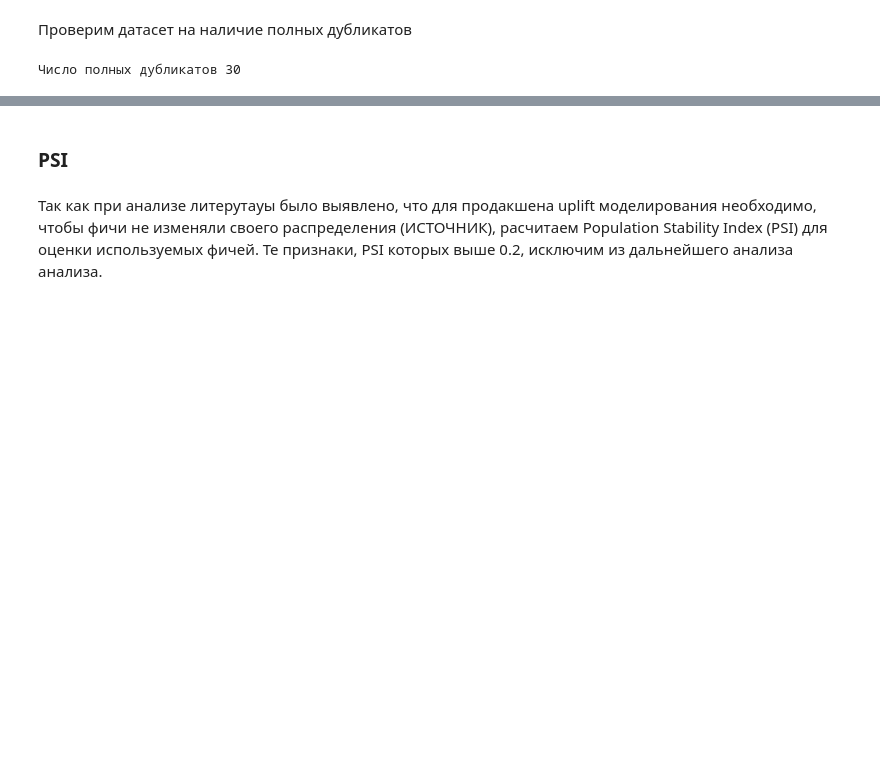
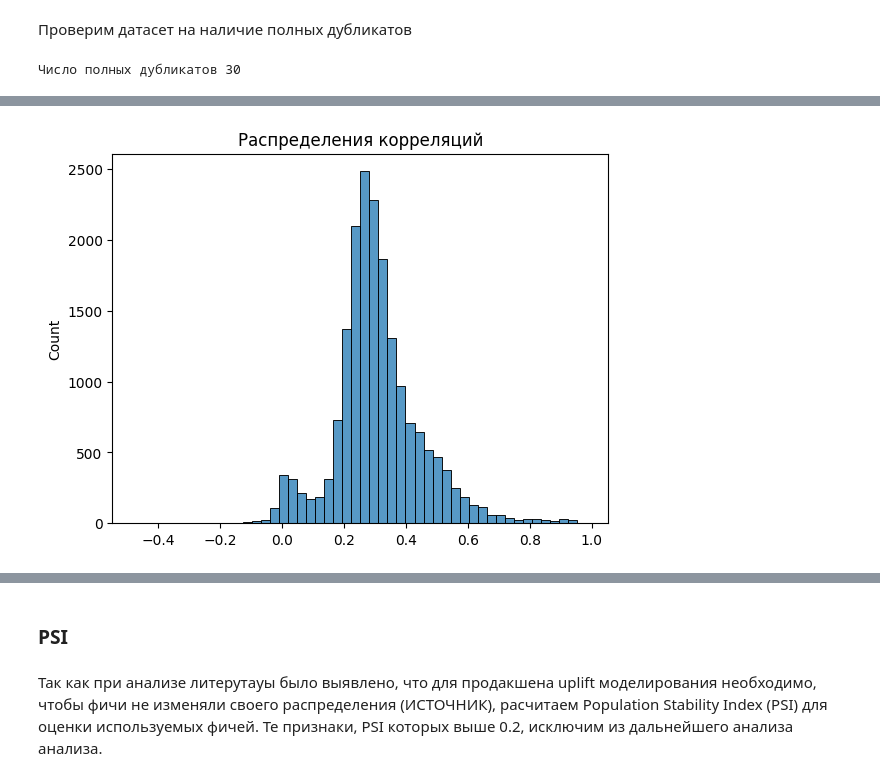
Before and after one commit to kseniakolpakov/uplift_fs, a Jupyter notebook: EDA/EDA.ipynb, the cells around one changed output, grey strips where cells are left out. Saved outputs shown, nothing was run; the diff lists cells and outputs as text; code cells hidden in the pictures; blank space fills up the shorter version.

```diff
--- a/EDA/EDA.ipynb
+++ b/EDA/EDA.ipynb
@@ -201,0 +316,8 @@ print(f'Число полных дубликатов {data.duplicated().sum()}')
+# %%
+corr_vals = corr.values[np.triu_indices_from(corr, k=1)]
+
+sns.histplot(corr_vals, bins=50)
+plt.title('Распределения корреляций')
+plt.show()
+# %% [output]
+[figure, added]
```
Also changed, not shown: parts of 46 cells of this notebook, 3 other files.
